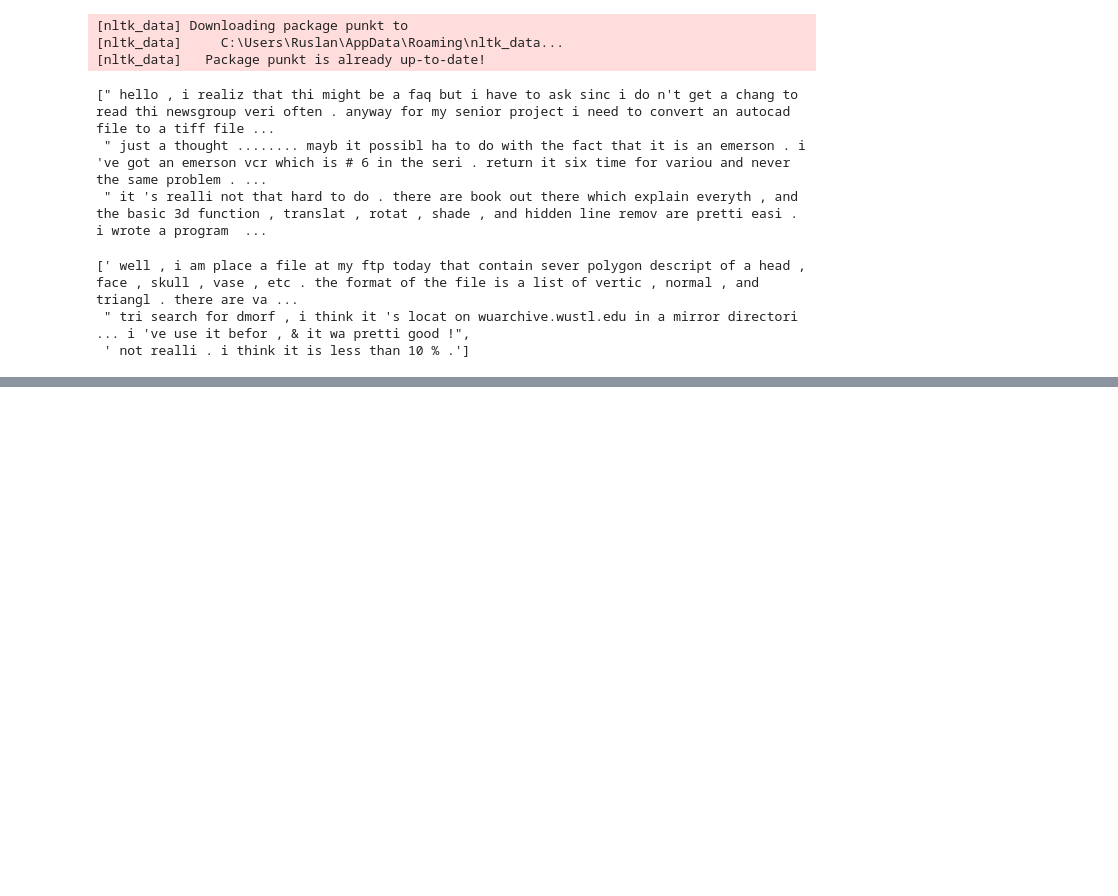
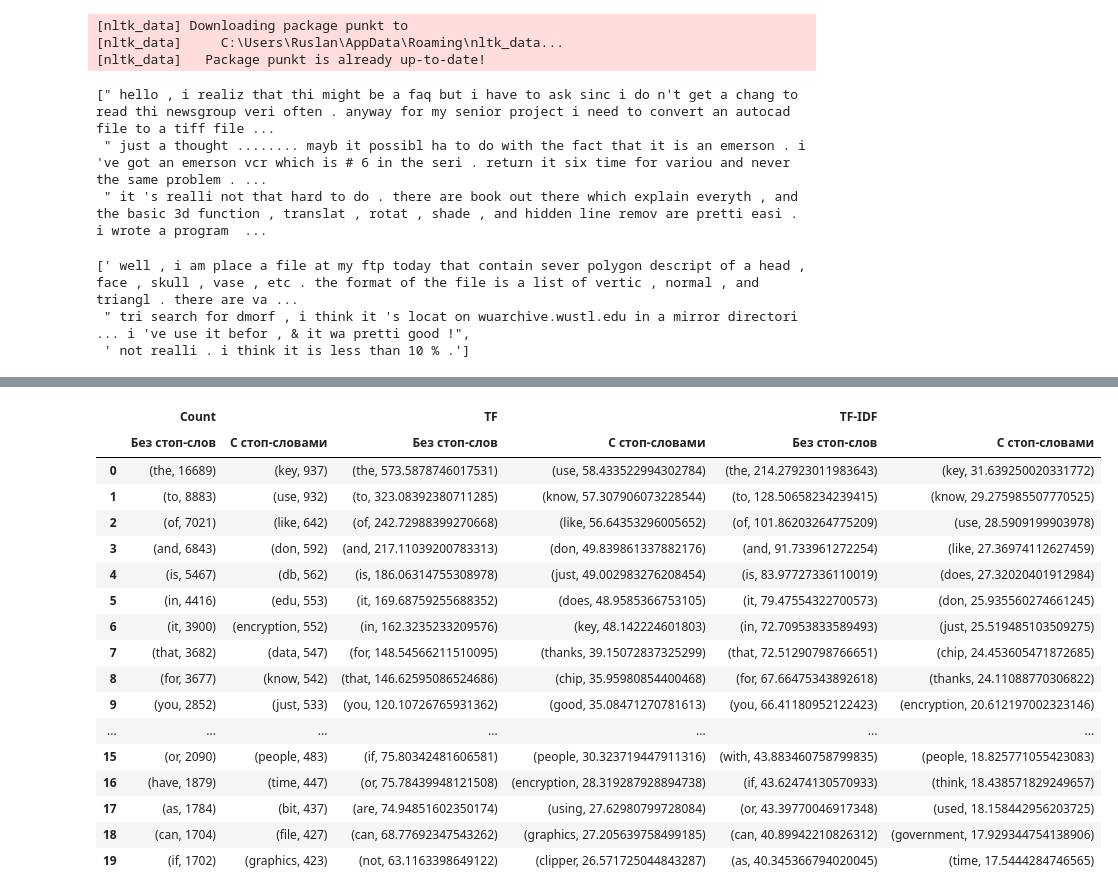
Before and after one commit to ruslooob/expert-systems, a Jupyter notebook: notebooks/2_lab.ipynb, the cells around one changed output, grey strips where cells are left out. Cells and saved outputs as stored; diff of their text form; code cells hidden in the pictures; blank space fills up the shorter version.

```diff
--- a/notebooks/2_lab.ipynb
+++ b/notebooks/2_lab.ipynb
@@ -585,0 +130,7 @@ None
+# %%
+vect = CountVectorizer(max_features=10000, stop_words='english')
+dtm = vect.fit_transform(train_bunch.data)
+
+count_column_stop = get_20_freq_words(vect, dtm)
+df_train['Count', 'С стоп-словами'] = count_column_stop
+count_column_stop
@@ -585,0 +203,11 @@ None
+# %%
+vectorizer = CountVectorizer(max_features=10000, stop_words='english')
+dtm = vectorizer.fit_transform(train_bunch.data)
+tfidf = TfidfTransformer(use_idf=False).fit_transform(dtm)
+
+feature_names = vectorizer.get_feature_names_out()
+tfidf_values = tfidf.toarray().sum(axis=0)
+
+tf_column_stop = get_20_freq_words_idf(feature_names, tfidf_values)
+df_train['TF', 'С стоп-словами'] = tf_column_stop
+tf_column_stop
@@ -585,0 +237,11 @@ None
+# %%
+vectorizer = CountVectorizer(max_features=10000)
+dtm = vectorizer.fit_transform(train_bunch.data)
+tfidf = TfidfTransformer(use_idf=True).fit_transform(dtm)
+
+feature_names = vectorizer.get_feature_names_out()
+tfidf_values = tfidf.toarray().sum(axis=0)
+
+tf_idf = get_20_freq_words_idf(feature_names, tfidf_values)
+df_train['TF-IDF', 'Без стоп-слов'] = tf_idf
+tf_idf
@@ -585,0 +271,11 @@ None
+# %%
+vectorizer = CountVectorizer(max_features=10000, stop_words='english')
+dtm = vectorizer.fit_transform(train_bunch.data)
+tfidf = TfidfTransformer(use_idf=True).fit_transform(dtm)
+
+feature_names = vectorizer.get_feature_names_out()
+tfidf_values = tfidf.toarray().sum(axis=0)
+
+tf_idf_stop = get_20_freq_words_idf(feature_names, tfidf_values)
+df_train['TF-IDF', 'С стоп-словами'] = tf_idf_stop
+tf_idf_stop
@@ -585,0 +891,21 @@ None
+# %%
+df_train
+# %% [output]
+|  | Count |  | TF |  | TF-IDF |  |
+|  | Без стоп-слов | С стоп-словами | Без стоп-слов | С стоп-словами | Без стоп-слов | С стоп-словами |
+| 0 | (the, 16689) | (key, 937) | (the, 573.5878746017531) | (use, 58.433522994302784) | (the, 214.27923011983643) | (key, 31.639250020331772) |
+| 1 | (to, 8883) | (use, 932) | (to, 323.08392380711285) | (know, 57.307906073228544) | (to, 128.50658234239415) | (know, 29.275985507770525) |
+| 2 | (of, 7021) | (like, 642) | (of, 242.72988399270668) | (like, 56.64353296005652) | (of, 101.86203264775209) | (use, 28.5909199903978) |
+| 3 | (and, 6843) | (don, 592) | (and, 217.11039200783313) | (don, 49.839861337882176) | (and, 91.733961272254) | (like, 27.36974112627459) |
+| 4 | (is, 5467) | (db, 562) | (is, 186.06314755308978) | (just, 49.002983276208454) | (is, 83.97727336110019) | (does, 27.32020401912984) |
+| 5 | (in, 4416) | (edu, 553) | (it, 169.68759255688352) | (does, 48.9585366753105) | (it, 79.47554322700573) | (don, 25.935560274661245) |
+| 6 | (it, 3900) | (encryption, 552) | (in, 162.3235233209576) | (key, 48.142224601803) | (in, 72.70953833589493) | (just, 25.519485103509275) |
+| 7 | (that, 3682) | (data, 547) | (for, 148.54566211510095) | (thanks, 39.15072837325299) | (that, 72.51290798766651) | (chip, 24.453605471872685) |
+| 8 | (for, 3677) | (know, 542) | (that, 146.62595086524686) | (chip, 35.95980854400468) | (for, 67.66475343892618) | (thanks, 24.11088770306822) |
+| 9 | (you, 2852) | (just, 533) | (you, 120.10726765931362) | (good, 35.08471270781613) | (you, 66.41180952122423) | (encryption, 20.612197002323146) |
+| ... | ... | ... | ... | ... | ... | ... |
+| 15 | (or, 2090) | (people, 483) | (if, 75.80342481606581) | (people, 30.323719447911316) | (with, 43.883460758799835) | (people, 18.825771055423083) |
+| 16 | (have, 1879) | (time, 447) | (or, 75.78439948121508) | (encryption, 28.319287928894738) | (if, 43.62474130570933) | (think, 18.438571829249657) |
+| 17 | (as, 1784) | (bit, 437) | (are, 74.94851602350174) | (using, 27.62980799728084) | (or, 43.39770046917348) | (used, 18.158442956203725) |
+| 18 | (can, 1704) | (file, 427) | (can, 68.77692347543262) | (graphics, 27.205639758499185) | (can, 40.89942210826312) | (government, 17.929344754138906) |
+| 19 | (if, 1702) | (graphics, 423) | (not, 63.1163398649122) | (clipper, 26.571725044843287) | (as, 40.345366794020045) | (time, 17.5444284746565) |
```
Also changed, not shown: parts of 109 cells of this notebook, 3 other files.
